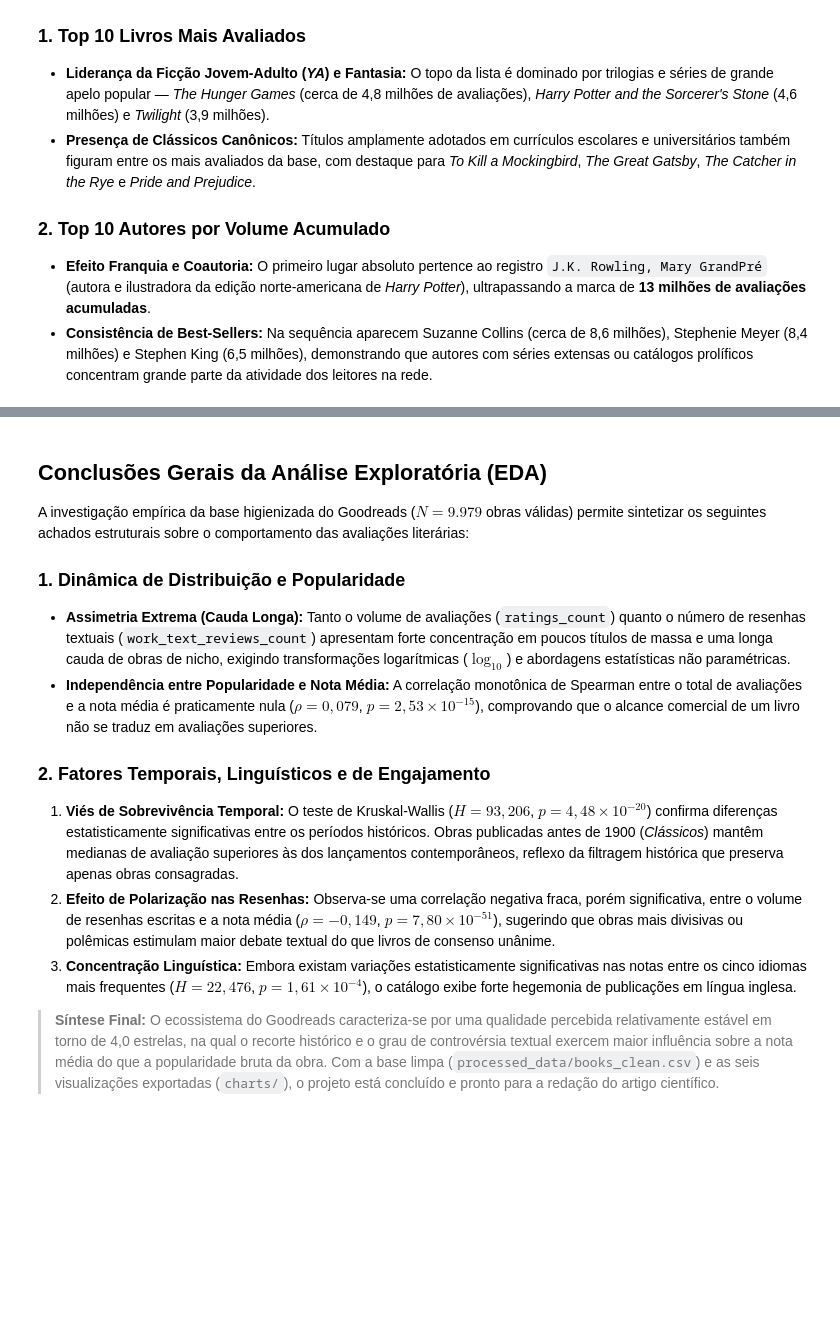
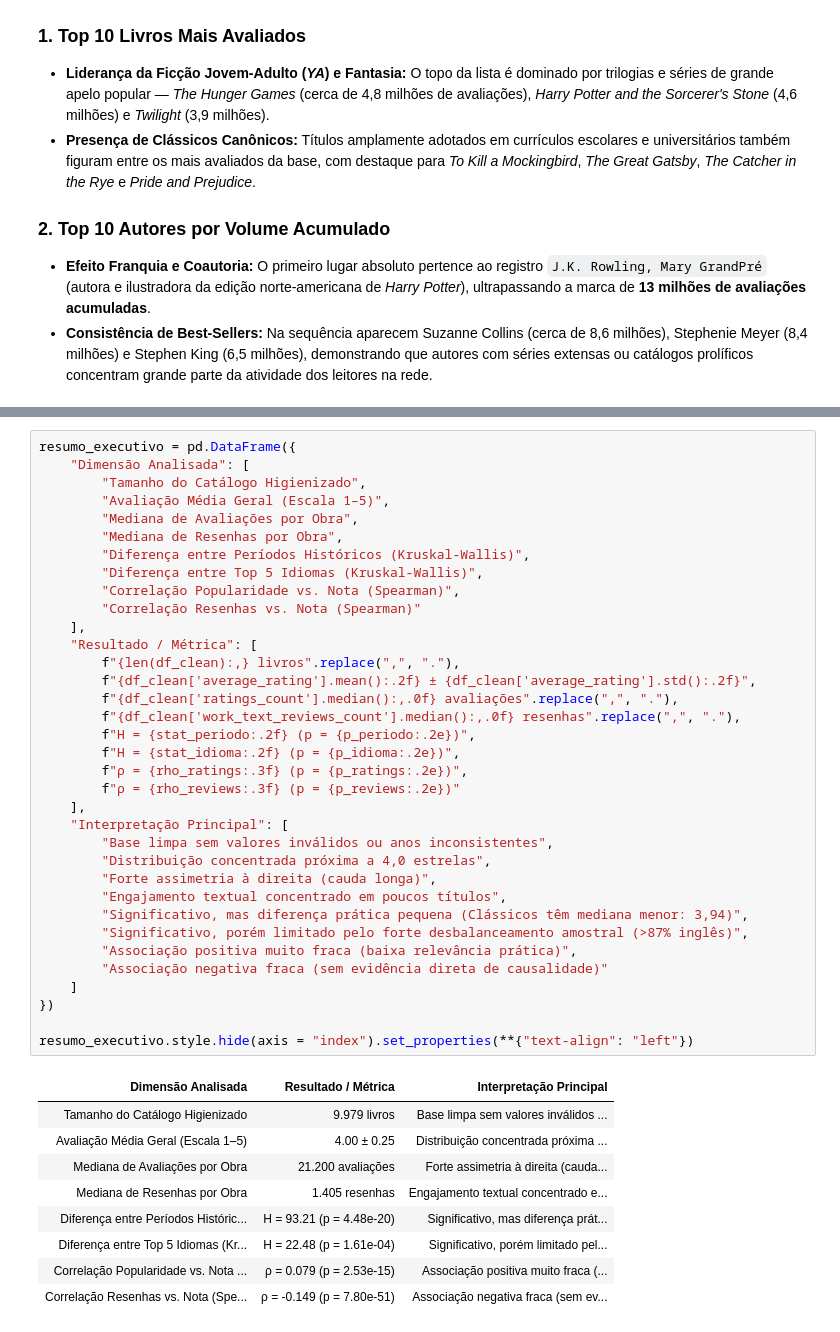
Before and after one commit to PazzottoKyo/goodreads-eda-analysis, a Jupyter notebook: py_notebooks/01_exploratory_data_analysis.ipynb, the cells around one changed output, grey strips where cells are left out. Drawn from its saved outputs; the diff is of its cells as text; blank space fills up the shorter version.

```diff
--- a/py_notebooks/01_exploratory_data_analysis.ipynb
+++ b/py_notebooks/01_exploratory_data_analysis.ipynb
@@ -518,19 +510,45 @@ resumo_executivo.style.hide(axis = "index").set_properties(**{"text-align": "lef
-# %% [markdown]
-## Conclusões Gerais da Análise Exploratória (EDA)
-
-A investigação empírica da base higienizada do Goodreads ($N = 9.979$ obras válidas) permite sintetizar os seguintes achados estruturais sobre o comportamento das avaliações literárias:
-
-
-### 1. Dinâmica de Distribuição e Popularidade
-
-* **Assimetria Extrema (Cauda Longa):** Tanto o volume de avaliações (`ratings_count`) quanto o número de resenhas textuais (`work_text_reviews_count`) apresentam forte concentração em poucos títulos de massa e uma longa cauda de obras de nicho, exigindo transformações logarítmicas ($\log_{10}$) e abordagens estatísticas não paramétricas.
-* **Independência entre Popularidade e Nota Média:** A correlação monotônica de Spearman entre o total de avaliações e a nota média é praticamente nula ($\rho = 0,079$, $p = 2,53 \times 10^{-15}$), comprovando que o alcance comercial de um livro não se traduz em avaliações superiores.
-
-
-### 2. Fatores Temporais, Linguísticos e de Engajamento
-
-1. **Viés de Sobrevivência Temporal:** O teste de Kruskal-Wallis ($H = 93,206$, $p = 4,48 \times 10^{-20}$) confirma diferenças estatisticamente significativas entre os períodos históricos. Obras publicadas antes de 1900 (*Clássicos*) mantêm medianas de avaliação superiores às dos lançamentos contemporâneos, reflexo da filtragem histórica que preserva apenas obras consagradas.
-2. **Efeito de Polarização nas Resenhas:** Observa-se uma correlação negativa fraca, porém significativa, entre o volume de resenhas escritas e a nota média ($\rho = -0,149$, $p = 7,80 \times 10^{-51}$), sugerindo que obras mais divisivas ou polêmicas estimulam maior debate textual do que livros de consenso unânime.
-3. **Concentração Linguística:** Embora existam variações estatisticamente significativas nas notas entre os cinco idiomas mais frequentes ($H = 22,476$, $p = 1,61 \times 10^{-4}$), o catálogo exibe forte hegemonia de publicações em língua inglesa.
-
-> **Síntese Final:** O ecossistema do Goodreads caracteriza-se por uma qualidade percebida relativamente estável em torno de 4,0 estrelas, na qual o recorte histórico e o grau de controvérsia textual exercem maior influência sobre a nota média do que a popularidade bruta da obra. Com a base limpa (`processed_data/books_clean.csv`) e as seis visualizações exportadas (`charts/`), o projeto está concluído e pronto para a redação do artigo científico.
+# %%
+resumo_executivo = pd.DataFrame({
+    "Dimensão Analisada": [
+        "Tamanho do Catálogo Higienizado",
+        "Avaliação Média Geral (Escala 1–5)",
+        "Mediana de Avaliações por Obra",
+        "Mediana de Resenhas por Obra",
+        "Diferença entre Períodos Históricos (Kruskal-Wallis)",
+        "Diferença entre Top 5 Idiomas (Kruskal-Wallis)",
+        "Correlação Popularidade vs. Nota (Spearman)",
+        "Correlação Resenhas vs. Nota (Spearman)"
+    ],
+    "Resultado / Métrica": [
+        f"{len(df_clean):,} livros".replace(",", "."),
+        f"{df_clean['average_rating'].mean():.2f} ± {df_clean['average_rating'].std():.2f}",
+        f"{df_clean['ratings_count'].median():,.0f} avaliações".replace(",", "."),
+        f"{df_clean['work_text_reviews_count'].median():,.0f} resenhas".replace(",", "."),
+        f"H = {stat_periodo:.2f} (p = {p_periodo:.2e})",
+        f"H = {stat_idioma:.2f} (p = {p_idioma:.2e})",
+        f"ρ = {rho_ratings:.3f} (p = {p_ratings:.2e})",
+        f"ρ = {rho_reviews:.3f} (p = {p_reviews:.2e})"
+    ],
+    "Interpretação Principal": [
+        "Base limpa sem valores inválidos ou anos inconsistentes",
+        "Distribuição concentrada próxima a 4,0 estrelas",
+        "Forte assimetria à direita (cauda longa)",
+        "Engajamento textual concentrado em poucos títulos",
+        "Significativo, mas diferença prática pequena (Clássicos têm mediana menor: 3,94)",
+        "Significativo, porém limitado pelo forte desbalanceamento amostral (>87% inglês)",
+        "Associação positiva muito fraca (baixa relevância prática)",
+        "Associação negativa fraca (sem evidência direta de causalidade)"
+    ]
+})
+
+resumo_executivo.style.hide(axis = "index").set_properties(**{"text-align": "left"})
+# %% [output]
+| Dimensão Analisada | Resultado / Métrica | Interpretação Principal |
+| Tamanho do Catálogo Higienizado | 9.979 livros | Base limpa sem valores inválidos ... |
+| Avaliação Média Geral (Escala 1–5) | 4.00 ± 0.25 | Distribuição concentrada próxima ... |
+| Mediana de Avaliações por Obra | 21.200 avaliações | Forte assimetria à direita (cauda... |
+| Mediana de Resenhas por Obra | 1.405 resenhas | Engajamento textual concentrado e... |
+| Diferença entre Períodos Históric... | H = 93.21 (p = 4.48e-20) | Significativo, mas diferença prát... |
+| Diferença entre Top 5 Idiomas (Kr... | H = 22.48 (p = 1.61e-04) | Significativo, porém limitado pel... |
+| Correlação Popularidade vs. Nota ... | ρ = 0.079 (p = 2.53e-15) | Associação positiva muito fraca (... |
+| Correlação Resenhas vs. Nota (Spe... | ρ = -0.149 (p = 7.80e-51) | Associação negativa fraca (sem ev... |
```
Also changed, not shown: parts of 19 cells of this notebook, 2 other files.
